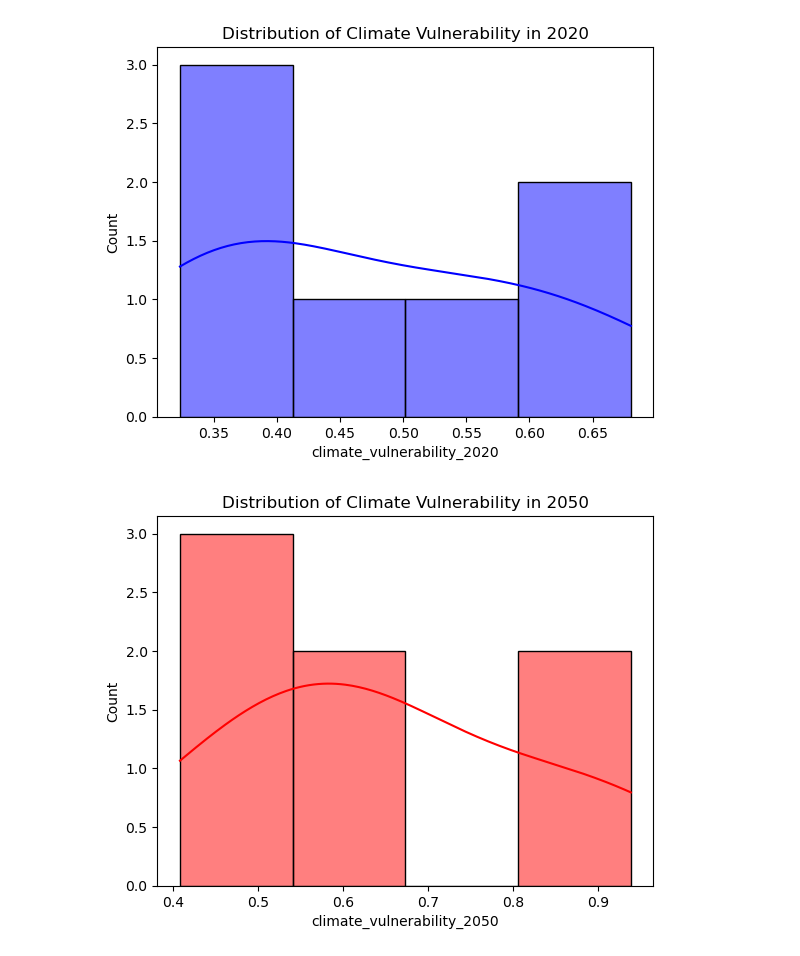
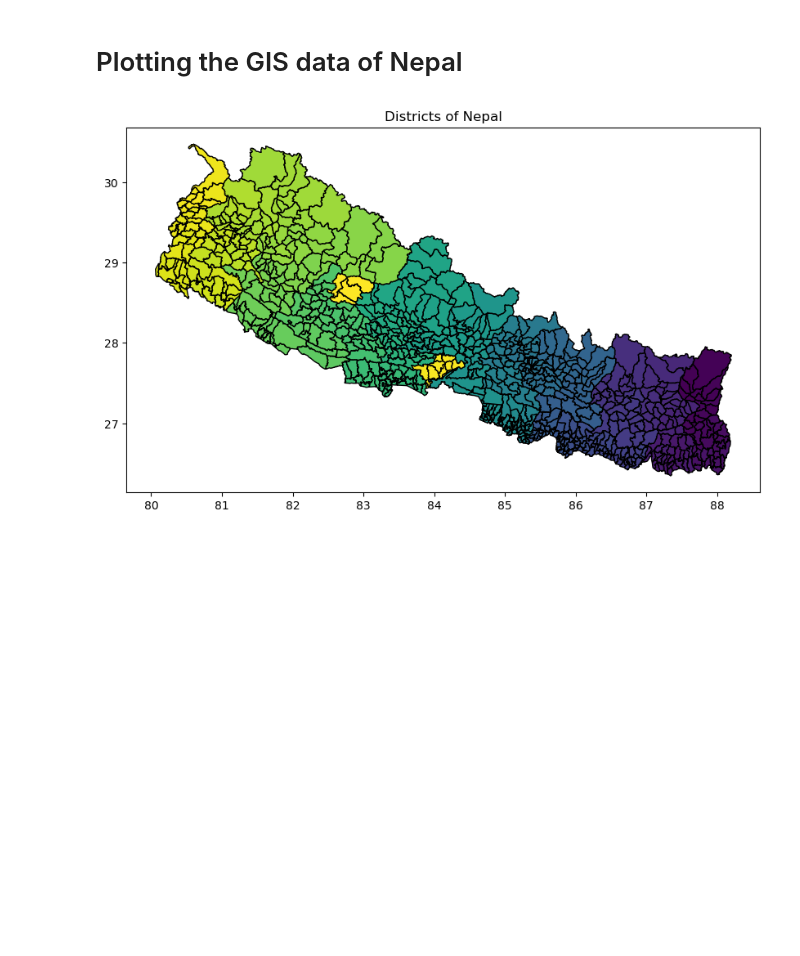
Before and after one commit to Omdena-NIC-Nepal/gis-data-science-assignment-Rakup32, a Jupyter notebook: climate_vulnerability_nepal.ipynb, the cells around one changed output. Saved outputs shown, nothing was run; the diff lists cells and outputs as text; code cells hidden in the pictures; blank space fills up the shorter version.

```diff
--- a/climate_vulnerability_nepal.ipynb
+++ b/climate_vulnerability_nepal.ipynb
@@ -82,9 +86,0 @@ plt.show()
-# %%
-#Compare climate vulnerability between 2020 and 2050
-
-gdf['vulnerability_change'] = gdf['climate_vulnerability_2050'] - gdf['climate_vulnerability_2020']
-
-# Plot the vulnerability change
-gdf.plot(column='vulnerability_change', cmap='coolwarm', legend=True)
-plt.title('Change in Climate Vulnerability (2020 to 2050)')
-plt.show()
@@ -93,14 +87,8 @@ plt.show()
-# %%
-
-# Plotting the distribution of climate vulnerability values for 2020
-sns.histplot(gdf['climate_vulnerability_2020'], kde=True, color='blue')
-plt.title('Distribution of Climate Vulnerability in 2020')
-plt.show()
-
-#Plotting the distribution of climate vulnerability values for 2050
-sns.histplot(gdf['climate_vulnerability_2050'], kde=True, color='red')
-plt.title('Distribution of Climate Vulnerability in 2050')
-plt.show()
-# %% [output]
-[figure, removed]
-[figure, removed]
+# %% [markdown]
+# Plotting the GIS data of Nepal
+# %%
+gdf.plot(figsize=(10, 6), cmap="viridis", edgecolor="black")
+plt.title("Districts of Nepal")
+plt.show()
+# %% [output]
+[figure, added]
```
Also changed, not shown: parts of 50 cells of this notebook, 15 other files.
